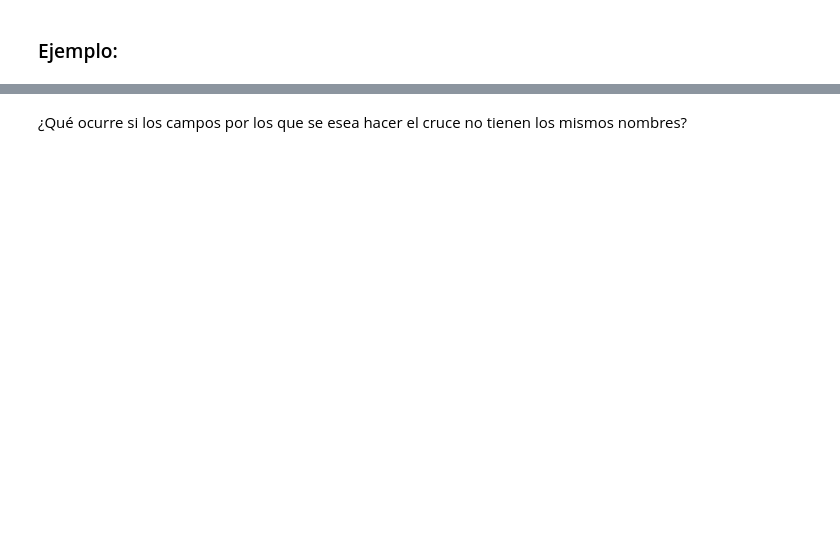
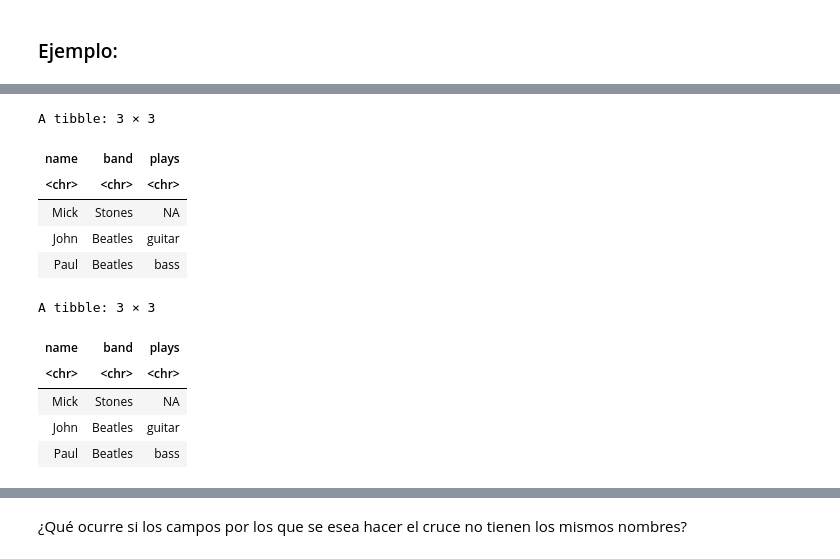
Before and after one commit to kerlesuwu/DBDC_202010_Programacion_en_R_para_ciencia_de_datos, a Jupyter notebook: Clases/Clase4/01_Cruce_de_tablas.ipynb, the cells around one changed output, grey strips where cells are left out. Cells and saved outputs as stored; diff of their text form; code cells hidden in the pictures; blank space fills up the shorter version.

```diff
--- a/Clases/Clase4/01_Cruce_de_tablas.ipynb
+++ b/Clases/Clase4/01_Cruce_de_tablas.ipynb
@@ -39,3 +64,23 @@ band_instruments
 # %%
 # left_join(x,y,by) # x: tabla izq, y : tabla der.
 # se puede o no expicitar (como ya sabemos) el nombre de los parámetros
+
+left_join(band_members, band_instruments, by = "name")
+
+# usando %>%
+
+band_members %>%
+  left_join(band_instruments, by = "name")
+# %% [output]
+A tibble: 3 × 3
+| name | band | plays |
+| <chr> | <chr> | <chr> |
+| Mick | Stones | NA |
+| John | Beatles | guitar |
+| Paul | Beatles | bass |
+A tibble: 3 × 3
+| name | band | plays |
+| <chr> | <chr> | <chr> |
+| Mick | Stones | NA |
+| John | Beatles | guitar |
+| Paul | Beatles | bass |
```
Also changed, not shown: parts of 11 cells of this notebook.
